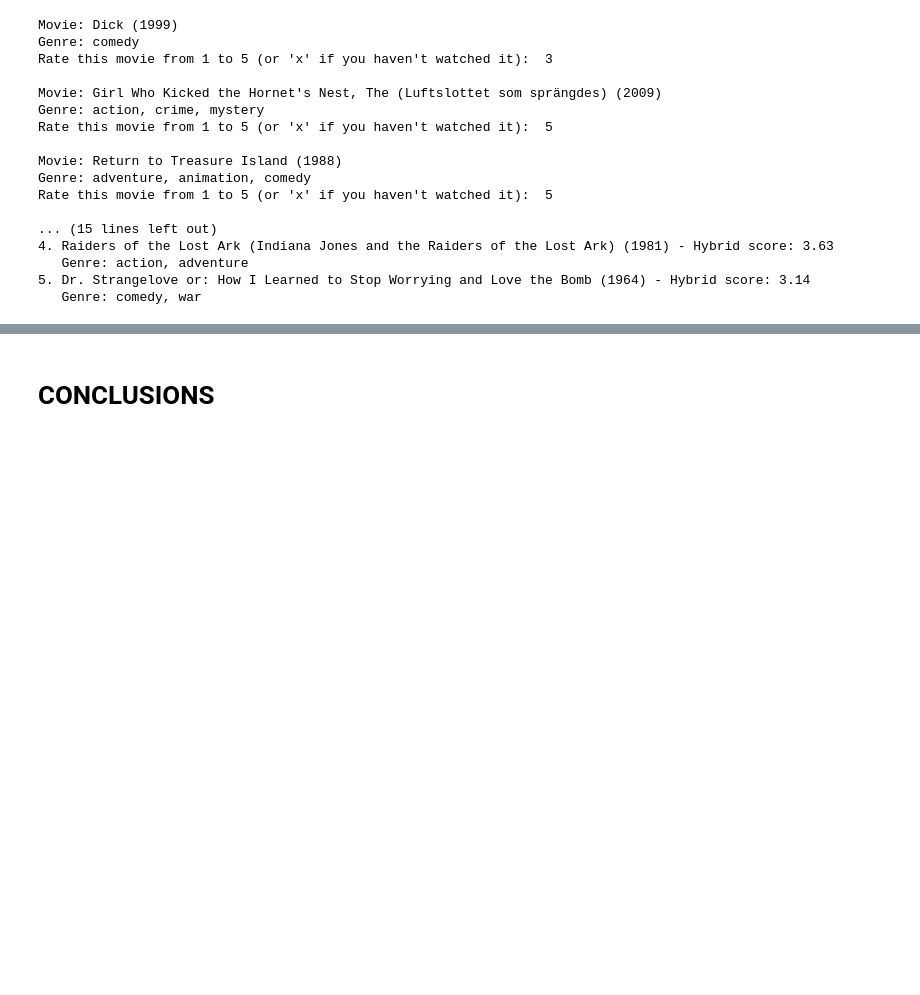
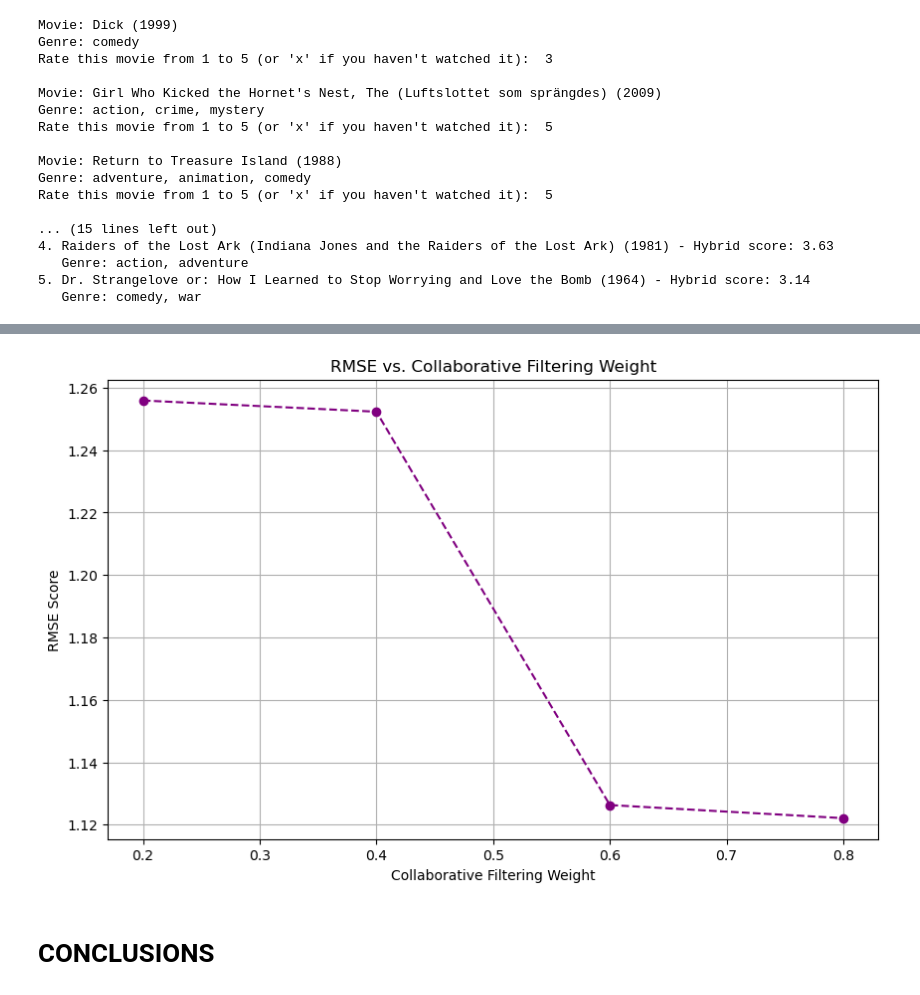
Before and after one commit to Eva-Claire/streamflix_recommender_system, a Jupyter notebook: movie_recommendor.ipynb, the cells around one changed output, grey strips where cells are left out. Cells and saved outputs as stored; diff of their text form; code cells hidden in the pictures; blank space fills up the shorter version.

```diff
--- a/movie_recommendor.ipynb
+++ b/movie_recommendor.ipynb
@@ -1440,0 +1582,12 @@ Rate this movie from 1 to 5 (or 'x' if you haven't watched it):  5
+# %%
+# List of different collaborative filtering weights to test
+weights = [0.2, 0.4, 0.6, 0.8]
+
+# Iterate over each weight value
+for weight in weights:
+
+    # Evaluate the RMSE of the hybrid model with the current collaborative filtering weight
+    rmse = evaluate_rmse(hybrid_model, collab_weight=weight)
+
+    # Print the RMSE result with the corresponding collaborative filtering weight
+    print(f"RMSE with collab_weight {weight}: {rmse:.4f}")
@@ -1441,2 +1611,29 @@ Rate this movie from 1 to 5 (or 'x' if you haven't watched it):  5
+# %%
+def plot_rmse_vs_weight(weights, rmse_scores):
+    '''
+    Plot RMSE against collaborative filtering weights.
+
+    Args:
+        weights (list): List of collaborative filtering weights.
+        rmse_scores (list): List of RMSE scores corresponding to the weights.
+    '''
+    plt.figure(figsize=(10, 6))
+    plt.plot(weights, rmse_scores, marker='o', linestyle='--', color='purple')
+
+    # Add titles and labels
+    plt.title('RMSE vs. Collaborative Filtering Weight')
+    plt.xlabel('Collaborative Filtering Weight')
+    plt.ylabel('RMSE Score')
+    plt.grid(True)
+
+    # Show the plot
+    plt.show()
+
+# Initializing weights and scores
+weights = [0.2, 0.4, 0.6, 0.8]
+rmse_scores = [1.2559, 1.2523, 1.1263, 1.1221]
+plot_rmse_vs_weight(weights, rmse_scores)
+# %% [output]
+[figure, added]
 # %% [markdown]
 # CONCLUSIONS
```
Also changed, not shown: parts of 21 cells of this notebook.
